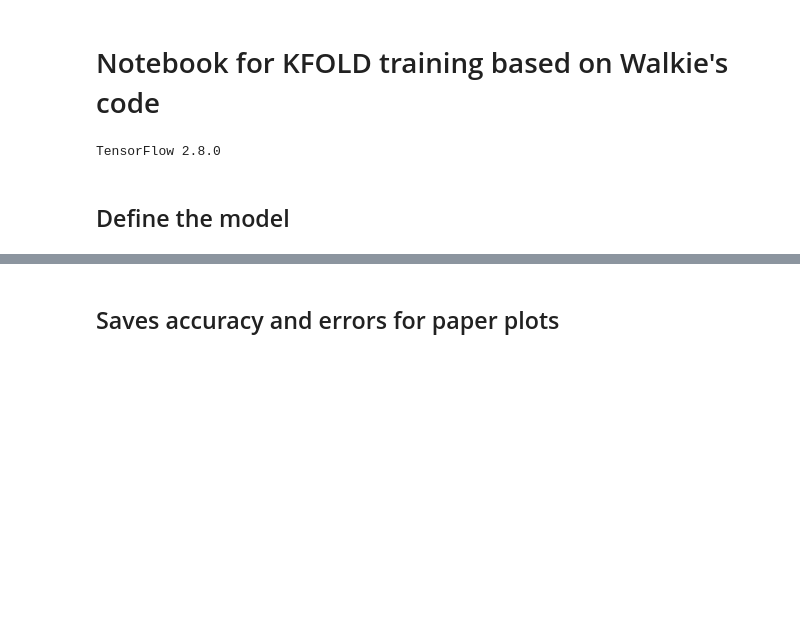
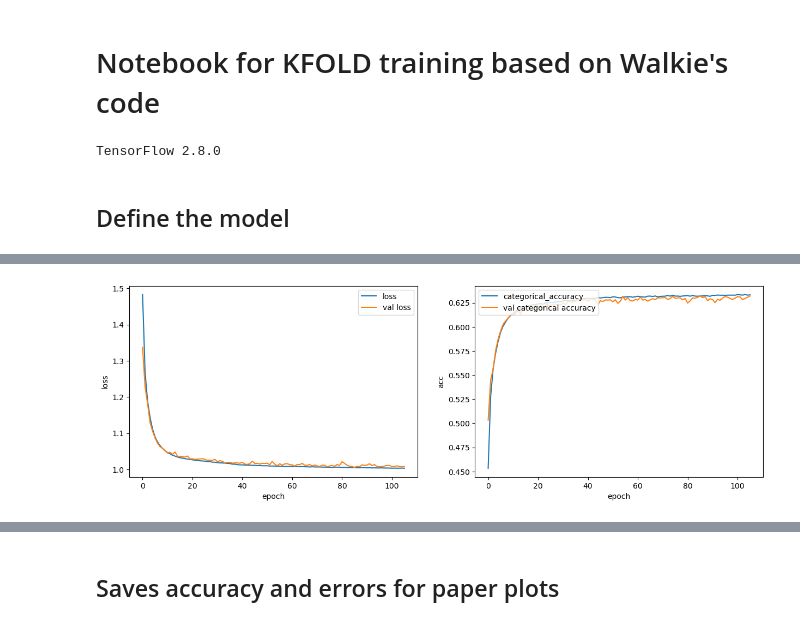
Before and after one commit to sznajder/JetID-L1, a Jupyter notebook: train_kfold.ipynb, the cells around one changed output, grey strips where cells are left out. Cells and saved outputs as stored; diff of their text form; code cells hidden in the pictures; blank space fills up the shorter version.

```diff
--- a/train_kfold.ipynb
+++ b/train_kfold.ipynb
@@ -72,6 +75,9 @@ from qkeras.autoqkeras.utils import print_qmodel_summary
 from sklearn.metrics import accuracy_score
 from tensorflow_model_optimization.python.core.sparsity.keras import pruning_wrapper
 from tensorflow.keras.callbacks import EarlyStopping, ModelCheckpoint, ReduceLROnPlateau
+from tensorflow_model_optimization.python.core.sparsity.keras import pruning_callbacks
+from tensorflow_model_optimization.python.core.sparsity.keras import pruning_wrapper
+from tensorflow.keras import utils, regularizers
 
 #############################################################################
 
@@ -92,13 +98,15 @@ else:
 qact = 'quantized_relu({},0)'.format(nbits)
 
 # Set QKeras linear activation quantization for CONV1D layers to avoid AveragePooling overflow
-conv_qbits = 'quantized_bits(15,7)'
+conv_qbits = 'quantized_bits(15,6)'
 
 #############################################################################
 
 # Load the model definition
 if (arch=="QMLP"):
     execfile('mlp.py',globals(),locals())
+elif (arch=="QMLPBN"):
+    execfile('mlp_bottleneck.py',globals(),locals())
 elif (arch=="QGCN"):
     execfile('gcn.py',globals(),locals())
 else:
@@ -122,11 +130,11 @@ model = Model(inputs=inp, outputs=out)
 optim = Adam(learning_rate=lr)
 
 # compile the model
-model.compile(optimizer=optim, loss='categorical_crossentropy', metrics=['categorical_accuracy'])
+model.compile(optimizer=optim, loss='categorical_crossentropy', metrics=['accuracy','categorical_accuracy'])
 
 # Print model summary
 model.summary()
 
-# Save model weights before training to re-initialize weights in each folding
+# Save model random weights before training to re-initialize weights in each folding
 model.save_weights('model.h5')
 # %% [output]
@@ -158,6 +192,8 @@ import util.data
 import util.plots
 import util.util
 from util.terminal_colors import tcols
+from sklearn.metrics import roc_curve, auc
+import matplotlib.pyplot as plt
 
 random.seed(seed)
 np.random.seed(seed)
@@ -172,7 +208,7 @@ accuracy_keras = []
 with tf.device('CPU: 0'):   # disable M1 metal GPU
   for i in range (kfolds):
 
-    # Load weights initialization values before any training ( reset weights )
+    # Load random weights initialization before any training to reset weights. Otherwise Keras starts from last trained model weights ...
     model.load_weights('model.h5')
 
     print("train kfold num:", i)
@@ -219,7 +255,7 @@ with tf.device('CPU: 0'):   # disable M1 metal GPU
         X_test  = X_test  / interquantile_range_32
 
     # Flatten data for MLP input
-    if (arch=='QMLP'):
+    if (arch!='QGCN'):
         X_train = X_train.reshape(-1, NINPUT)
         X_val   = X_val.reshape(-1, NINPUT)
         X_test  = X_test.reshape(-1, NINPUT)
@@ -256,27 +292,56 @@ with tf.device('CPU: 0'):   # disable M1 metal GPU
         os.mkdir(outputdir)
 
         # early stopping callback
-        es = EarlyStopping(monitor="val_categorical_accuracy", patience=patience)
+        es = EarlyStopping(monitor=MTR, patience=patience)
         # Learning rate scheduler
-        ls = ReduceLROnPlateau(monitor="val_categorical_accuracy", factor=0.2, patience=patience)
+        ls = ReduceLROnPlateau(monitor=MTR, factor=0.2, patience=patience)
+        #
+        pr = pruning_callbacks.UpdatePruningStep()
+
+
+
+    # Define model checkpoint ( mname changes with folding number !!! )
+    chkp = ModelCheckpoint(outputdir+"/"+mname+".h5", monitor=MTR, verbose=1, save_best_only=True, save_weights_only=False, mode="auto", save_freq="epoch")
 
     # Train classifier
-    chkp = ModelCheckpoint(outputdir+"/"+mname+".h5",
-            monitor="val_categorical_accuracy",
-            verbose=1,
-            save_best_only=True,
-            save_weights_only=False,
-            mode="auto",
-            save_freq="epoch")
     history = model.fit(
-        X_train,
-        Y_train,
-        epochs=nepochs,
-        batch_size=batch,  # small batch
-        verbose=1,
-        callbacks=[es, ls, chkp],
-        #validation_split=0.2,
-        validation_data=(X_val, Y_val))
+                        X_train,
+                        Y_train,
+                        epochs=nepochs,
+                        batch_size=batch,  # small batch
+                        verbose=1,
+                        callbacks=[es, ls, chkp, pr],
+                        #validation_split=0.2,
+                        validation_data=(X_val, Y_val),
+                        shuffle=True
+                        )
+
+
+    # Plot loss vs epoch
+    plt.figure(figsize=(15,10))
+    ax = plt.subplot(2, 2, 1)
+    ax.plot(history.history['loss'], label='loss')
+    ax.plot(history.history['val_loss'], label='val loss')
+    ax.legend(loc="upper right")
+    ax.set_xlabel('epoch')
+    ax.set_ylabel('loss')
+
+    # Plot training accuracy vs epoch
+    ax = plt.subplot(2, 2, 2)
+    #ax.plot(history.history['accuracy'], label='accuracy')
+    #ax.plot(history.history['val_accuracy'], label='val accuracy')
+    ax.plot(history.history['categorical_accuracy'], label='categorical_accuracy')
+    ax.plot(history.history['val_categorical_accuracy'], label='val categorical accuracy')
+    ax.legend(loc="upper left")
+    ax.set_xlabel('epoch')
+    ax.set_ylabel('acc')
+
+    # Display plots
+    fig = plt.gcf()
+    plt.show()
+#    fig.savefig(fname+'.pdf')
+
+
 
     # Retrieve the best model
     model = tf.keras.models.load_model(
@@ -288,17 +353,22 @@ with tf.device('CPU: 0'):   # disable M1 metal GPU
             "QConv2D": QConv2D,
             "quantized_bits": quantized_bits,
 #            "NodeEdgeProjection": NodeEdgeProjection,
-#            "PruneLowMagnitude": pruning_wrapper.PruneLowMagnitude,
+            "PruneLowMagnitude": pruning_wrapper.PruneLowMagnitude,
         },
     )
 
+    '''
     # Get predictions for the best model
     y_keras = model.predict(X_test)
+    # Store best model predictions
+    accuracy_keras.append(float( accuracy_score(np.argmax(Y_test, axis=1), np.argmax(y_keras, axis=1))))
+    '''
 
-    # Store best model predictions
-    accuracy_keras.append(float(
-        accuracy_score(np.argmax(Y_test, axis=1), np.argmax(y_keras, axis=1))
-    ))
+    # Store the accuracy for a given fold
+    Y_pred = model.predict(X_test)
+    accuracy = tf.keras.metrics.CategoricalAccuracy()
+    accuracy.update_state(Y_test, Y_pred)
+    accuracy_keras.append( accuracy.result().numpy() )
 # %% [output]
 train kfold num: 0
 
@@ -321,0 +408 @@ Epoch 1/300
+[figure, added]
```
Also changed, not shown: parts of 6 cells of this notebook, 6 other files.
